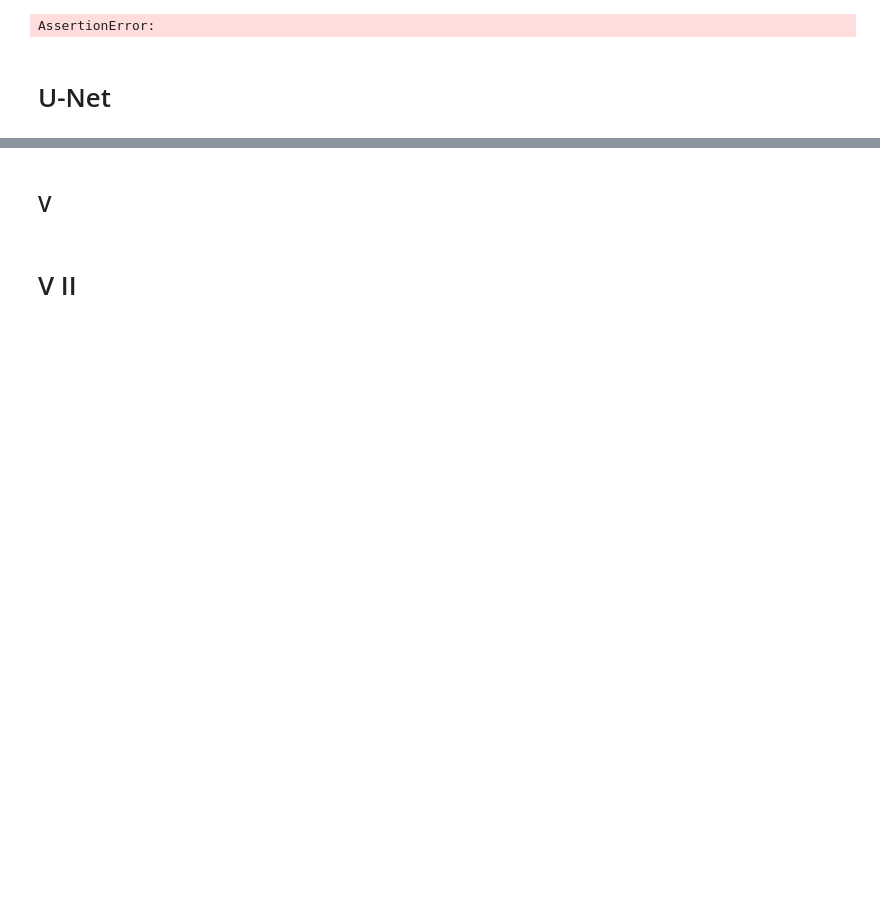
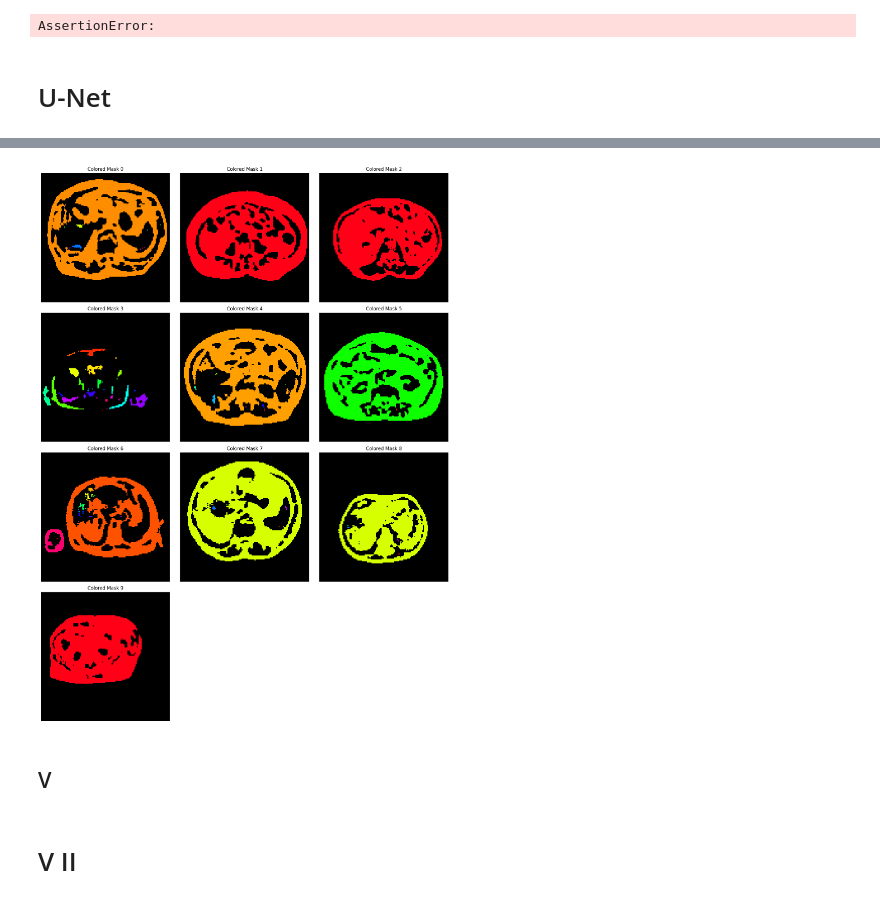
Before and after one commit to arahjou/U_NET_GI_Segmentation, a Jupyter notebook: Unsupervised/Ali_Self_supervised.ipynb, the cells around one changed output, grey strips where cells are left out. Saved outputs shown, nothing was run; the diff lists cells and outputs as text; code cells hidden in the pictures; blank space fills up the shorter version.

```diff
--- a/Unsupervised/Ali_Self_supervised.ipynb
+++ b/Unsupervised/Ali_Self_supervised.ipynb
@@ -510,3 +597,40 @@ KeyboardInterrupt:
+# %%
+import cv2
+import numpy as np
+import matplotlib.pyplot as plt
+
+def color_clusters(masks):
+    colored_masks = []
+    for mask in masks:
+        num_labels, labels_im = cv2.connectedComponents(mask.astype(np.uint8))
+        colored_mask = np.zeros((mask.shape[0], mask.shape[1], 3), dtype=np.uint8)
+        hues = np.linspace(0, 179, num_labels, dtype=np.uint8)
+        for label in range(1, num_labels):  # Skipping label 0 which is the background
+            color = plt.cm.hsv(hues[label] / 179)[:3]  # Get RGB color from HSV colormap
+            colored_mask[labels_im == label] = (np.array(color) * 255).astype(np.uint8)
+        colored_masks.append(colored_mask)
+    return np.array(colored_masks)
+
+def display_images(images, titles, cmap=None, ncols=3):
+    nrows = (len(images) + ncols - 1) // ncols
+    fig, axes = plt.subplots(nrows=nrows, ncols=ncols, figsize=(ncols * 5, nrows * 5))
+    axes = axes.ravel()
+    for i in range(len(axes)):
+        if i < len(images):
+            axes[i].imshow(images[i], cmap=cmap)
+            axes[i].set_title(titles[i])
+            axes[i].axis('off')
+        else:
+            axes[i].axis('off')  # Hide unused subplots
+    plt.tight_layout()
+    plt.show()
+
+# Example usage with a set of masks
+masks = val_masks[:10]  # Assume these are binary masks from earlier predictions
+colored_masks = color_clusters(masks)
+display_images(list(colored_masks), ['Colored Mask {}'.format(i) for i in range(len(colored_masks))])
+# %% [output]
+[figure, added]
 # %% [markdown]
 ## V
 # %%
```
Also changed, not shown: parts of 3 cells of this notebook, 1 other file.
